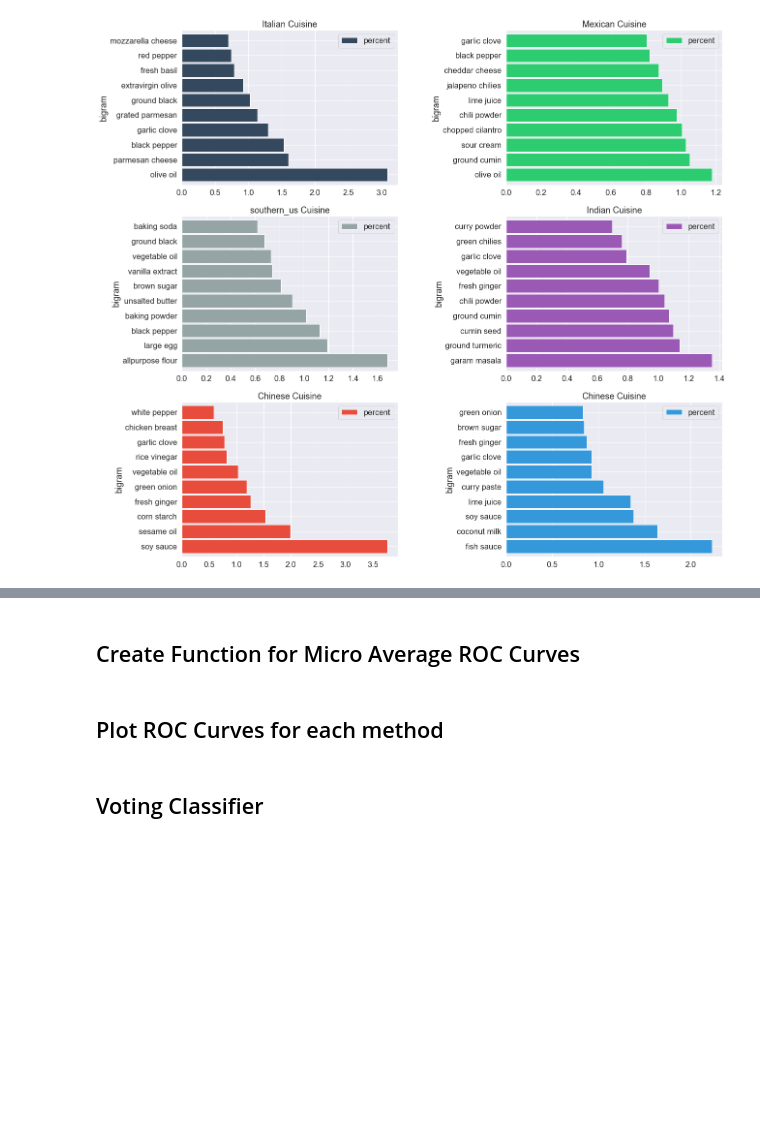
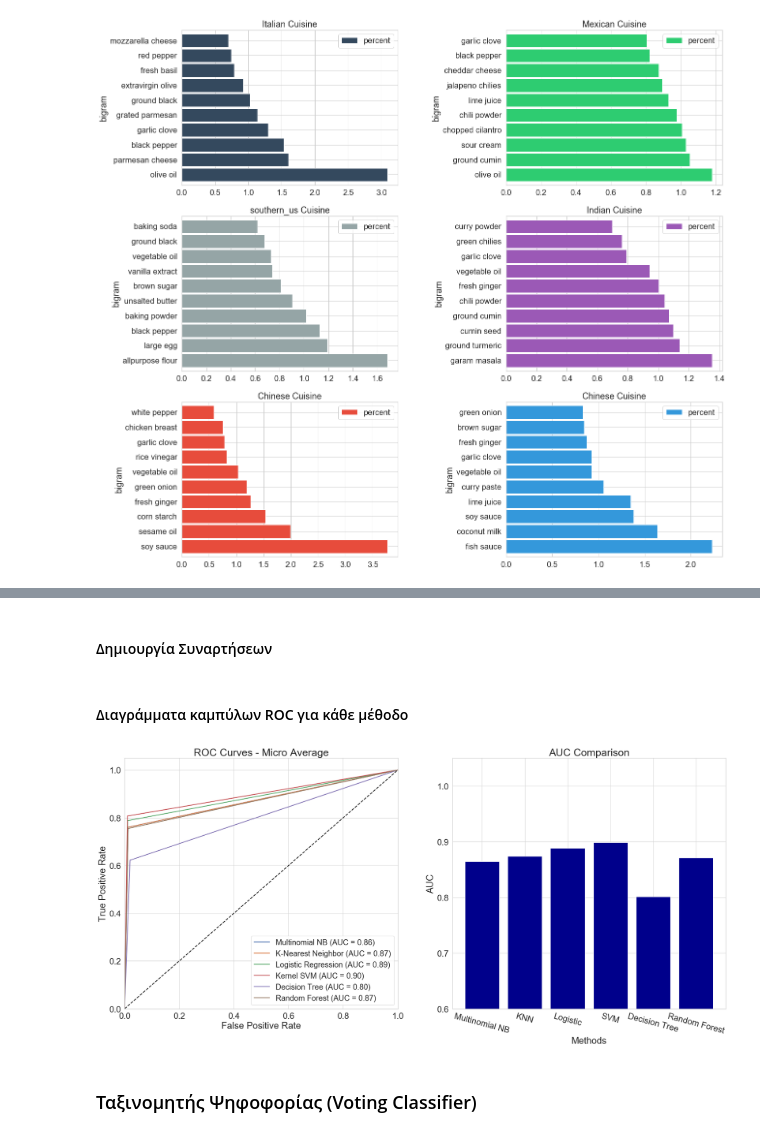
Before and after one commit to dimzog/Whats-Cooking-Machine-Learning, a Jupyter notebook: whatscooking.ipynb, the cells around one changed output, grey strips where cells are left out. Saved outputs shown, nothing was run; the diff lists cells and outputs as text; code cells hidden in the pictures; blank space fills up the shorter version.

```diff
--- a/whatscooking.ipynb
+++ b/whatscooking.ipynb
@@ -600,5 +631,5 @@ print(f"Elapsed: {round(elapsed/60,1)} min")
 # %%
-dist = ["euclidean", "chebyshev", "manhattan"] # metric distance
+dist = ["euclidean", "manhattan"] # metric distance
 
 clf3 = GridSearchCV(KNeighborsClassifier(), dict(n_neighbors=[23], metric=dist), cv=5, scoring='f1_macro', n_jobs=-1)
 
@@ -649,7 +689,7 @@ t = time.time()
 
 #  --------------------- Random Forest Classifier -------------------------------
 
-rlf = RandomForestClassifier(n_estimators=100, max_features="auto",random_state=0)
+rlf = RandomForestClassifier(criterion="gini", n_estimators=500, max_features="log2", random_state=0, max_depth=300)
 rlf.fit(X_train, y_train)
 y_pred_rlf = rlf.predict(X_test)
 
@@ -705,7 +753,9 @@ print(f"Elapsed: {round(elapsed/60,1)} min")
 # %%
+from sklearn.naive_bayes import MultinomialNB
+
 pipe = Pipeline([('clf', MultinomialNB())])
 
-grid_params = {'clf__alpha': [1, 1e-1, 1e-2, 0]}
+grid_params = {'clf__alpha': [1, 1e-1, 1e-2, 1e-5]}
 
 clf5 = GridSearchCV(pipe, grid_params, cv=5)
 
@@ -759,5 +916,5 @@ print("\nKernel SVM metrics:",precision_recall_fscore_support(y_test,y_pred_svm,
-# %% [markdown]
-## Create Function for Micro Average ROC Curves
+# %% [markdown]
+#### Δημιουργία Συναρτήσεων
 # %%
 from sklearn.metrics import roc_curve, auc
 from sklearn.metrics import roc_auc_score
@@ -782,59 +939,60 @@ def roc(y_test, y_pred):
     roc_auc["micro"] = auc(fpr["micro"], tpr["micro"])
 
     return fpr["micro"], tpr["micro"], roc_auc["micro"]
-# %% [markdown]
-## Plot ROC Curves for each method
+# %% [markdown]
+#### Διαγράμματα καμπύλων ROC για κάθε μέθοδο
 # %%
-fpr_lr, tpr_lr, roc_auc_lr=roc(y_test, y_pred_lr)
-fpr_dt, tpr_dt, roc_auc_dt=roc(y_test, y_pred_dt)
-fpr_knn, tpr_knn, roc_auc_knn=roc(y_test, y_pred_knn)
-fpr_rlf, tpr_rlf, roc_auc_rlf=roc(y_test, y_pred_rlf)
-fpr_svm, tpr_svm, roc_auc_svm=roc(y_test, y_pred_svm)
-fpr_mnb, tpr_mnb, roc_auc_mnb=roc(y_test, y_pred_mnb)
+fpr_lr, tpr_lr, roc_auc_lr = roc(y_test, y_pred_lr)
+fpr_dt, tpr_dt, roc_auc_dt = roc(y_test, y_pred_dt)
+fpr_knn, tpr_knn, roc_auc_knn= roc(y_test, y_pred_knn)
+fpr_rlf, tpr_rlf, roc_auc_rlf = roc(y_test, y_pred_rlf)
+fpr_svm, tpr_svm, roc_auc_svm = roc(y_test, y_pred_svm)
+fpr_mnb, tpr_mnb, roc_auc_mnb = roc(y_test, y_pred_mnb)
 
 
 # Plot all ROC curves
 
 fig, (ax1,ax2)=plt.subplots(1,2, figsize=(28,12))
-ax1.plot(fpr_knn, tpr_knn, label="Multinomial NB (AUC = {0:0.2f})".format(roc_auc_mnb), linewidth=2)
-ax1.plot(fpr_knn, tpr_knn, label="K-Nearest Neighbor (AUC = {0:0.2f})".format(roc_auc_knn), linewidth=2)
-ax1.plot(fpr_lr, tpr_lr, label="Logistic Regression (AUC = {0:0.2f})".format(roc_auc_lr), linewidth=2)
-ax1.plot(fpr_svm, tpr_svm, label="Kernel SVM (AUC = {0:0.2f})".format(roc_auc_svm), linewidth=2)
-ax1.plot(fpr_dt, tpr_dt, label="Decision Tree (AUC = {0:0.2f})".format(roc_auc_dt), linewidth=2)
-ax1.plot(fpr_rlf, tpr_rlf, label="Random Forest (AUC = {0:0.2f})".format(roc_auc_rlf), linewidth=2)
+ax1.plot(fpr_knn, tpr_knn, label=f"Multinomial NB (AUC = {roc_auc_mnb:0.2f})", linewidth=2)
+ax1.plot(fpr_knn, tpr_knn, label=f"K-Nearest Neighbor (AUC = {roc_auc_knn:0.2f})", linewidth=2)
+ax1.plot(fpr_lr, tpr_lr, label=f"Logistic Regression (AUC = {roc_auc_lr:0.2f})", linewidth=2)
+ax1.plot(fpr_svm, tpr_svm, label=f"Kernel SVM (AUC = {roc_auc_svm:0.2f})", linewidth=2)
+ax1.plot(fpr_dt, tpr_dt, label=f"Decision Tree (AUC = {roc_auc_dt:0.2f})", linewidth=2)
+ax1.plot(fpr_rlf, tpr_rlf, label=f"Random Forest (AUC = {roc_auc_rlf:0.2f})", linewidth=2)
 
 #
 ax1.plot([0, 1], [0, 1], "k--", lw=2)
 ax1.set_xlim([0.0, 1.0])
 ax1.set_ylim([0.0, 1.05])
 ax1.set_xlabel("False Positive Rate", size=24)
 ax1.set_ylabel("True Positive Rate", size=24)
 ax1.set_title("ROC Curves - Micro Average", size=27)
 ax1.legend(loc="lower right", prop={"size": 20})
 ax1.tick_params(axis="both", which="major", labelsize=22)
 ax1.grid(color="lightgrey")
 
 AUC=[roc_auc_mnb, roc_auc_knn, roc_auc_lr, roc_auc_svm, roc_auc_dt, roc_auc_rlf]
 bars = ["Multinomial NB", "KNN", "Logistic",  "SVM" , "Decision Tree",  "Random Forest"]
 y_pos = np.arange(len(bars), 2)
 
 # Create bars
 
 ax2.bar(bars, AUC, color="darkblue")
 ax2.set_ylim([0.6, 1.05])
 ax2.set_xlabel("Methods", size=24)
 ax2.set_ylabel("AUC", size=24)
 ax2.set_title("AUC Comparison", size=27)
 ax2.tick_params(axis="both", which="major", labelsize=22)
 ax2.grid(color="lightgrey")
 ax2.xaxis.set_tick_params(rotation=-15)
 
 # Show graphic
 
 plt.show()
-plt.rcParams['axes.facecolor'] = 'white'
+# %% [output]
+[figure, added]
 # %% [markdown]
-## Voting Classifier
+### Ταξινομητής Ψηφοφορίας (Voting Classifier)
 # %%
 from sklearn.calibration import CalibratedClassifierCV
 from sklearn.ensemble import VotingClassifier
```
Also changed, not shown: parts of 77 cells of this notebook, 11 other files.
